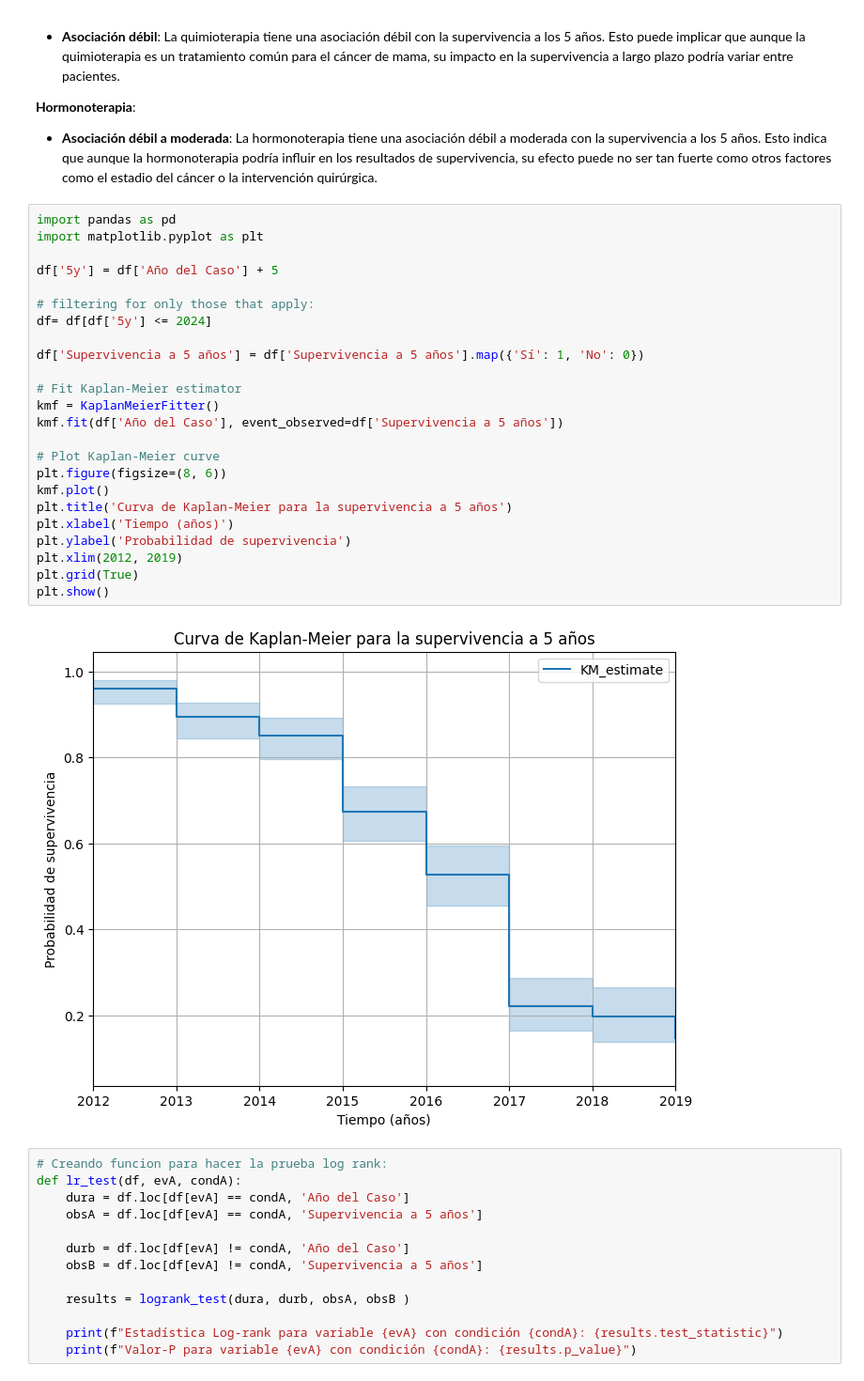
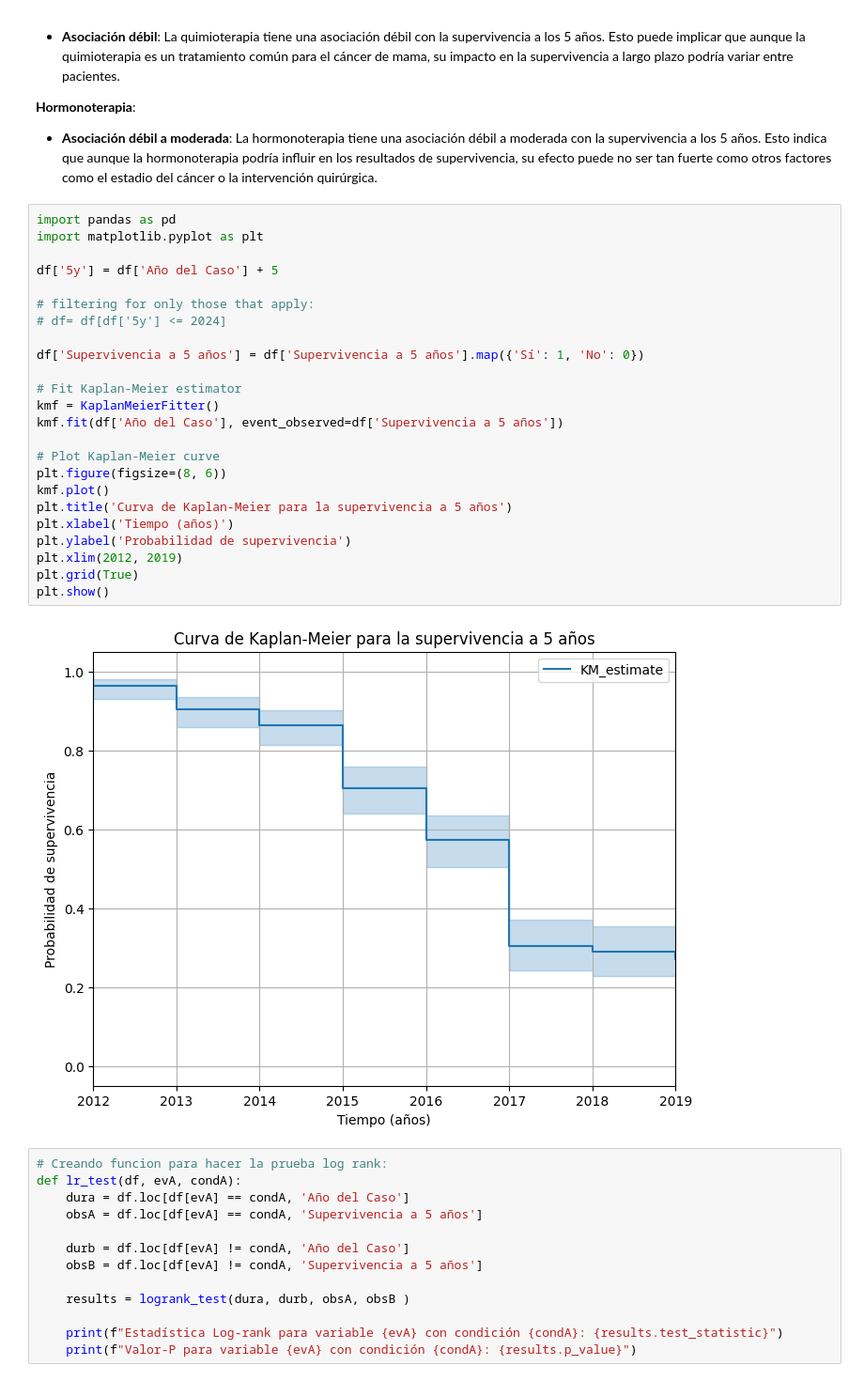
Before and after one commit to slesageq/Survivor_Analysis, a Jupyter notebook: analysis_filtered.ipynb, the cells around one changed output. Shown at 94% size. Drawn from its saved outputs; the diff is of its cells as text.

```diff
--- a/analysis_filtered.ipynb
+++ b/analysis_filtered.ipynb
@@ -1294,29 +1294,29 @@ Cramer's V Statstic: 0.14908810042332038
 # %%
 import pandas as pd
 import matplotlib.pyplot as plt
 
 df['5y'] = df['Año del Caso'] + 5
 
 # filtering for only those that apply:
-df= df[df['5y'] <= 2024]
+# df= df[df['5y'] <= 2024]
 
 df['Supervivencia a 5 años'] = df['Supervivencia a 5 años'].map({'Sí': 1, 'No': 0})
 
 # Fit Kaplan-Meier estimator
 kmf = KaplanMeierFitter()
 kmf.fit(df['Año del Caso'], event_observed=df['Supervivencia a 5 años'])
 
 # Plot Kaplan-Meier curve
 plt.figure(figsize=(8, 6))
 kmf.plot()
 plt.title('Curva de Kaplan-Meier para la supervivencia a 5 años')
 plt.xlabel('Tiempo (años)')
 plt.ylabel('Probabilidad de supervivencia')
 plt.xlim(2012, 2019)
 plt.grid(True)
 plt.show()
 # %% [output]
-[figure, old version]
+[figure, new version]
 # %%
 # Creando funcion para hacer la prueba log rank:
 def lr_test(df, evA, condA):
```
Also changed, not shown: parts of 13 cells of this notebook.
